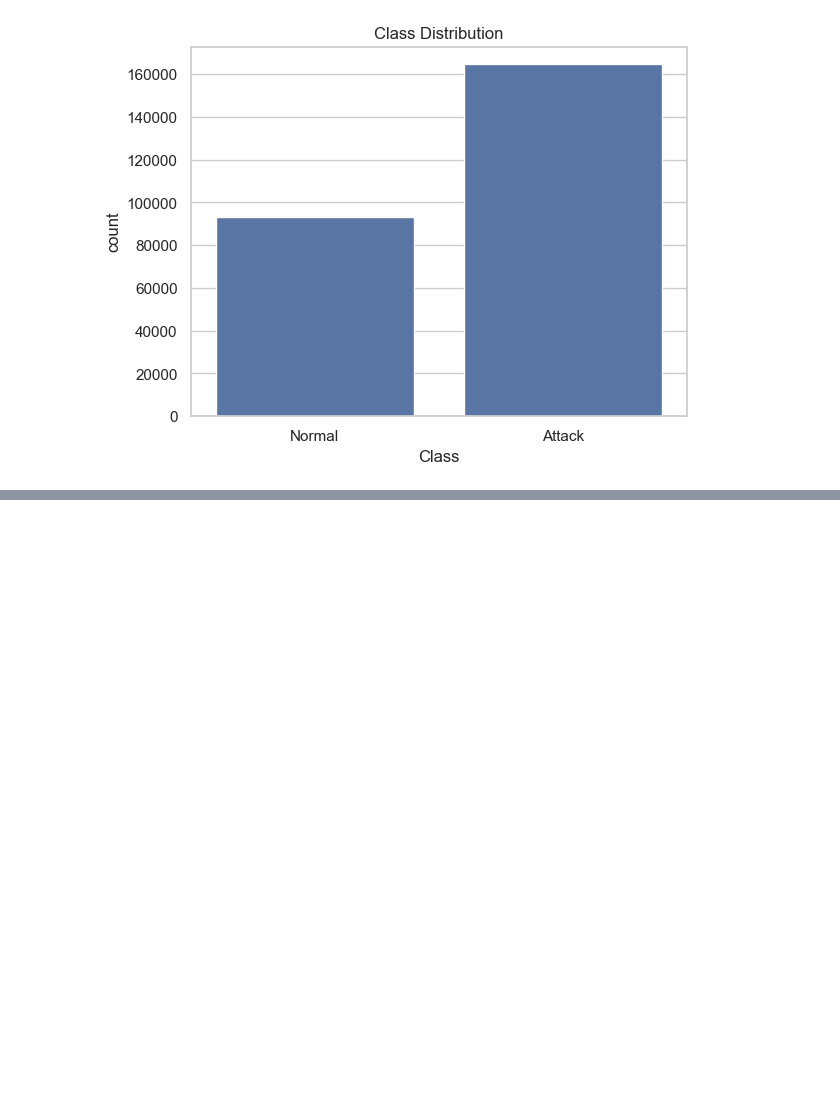
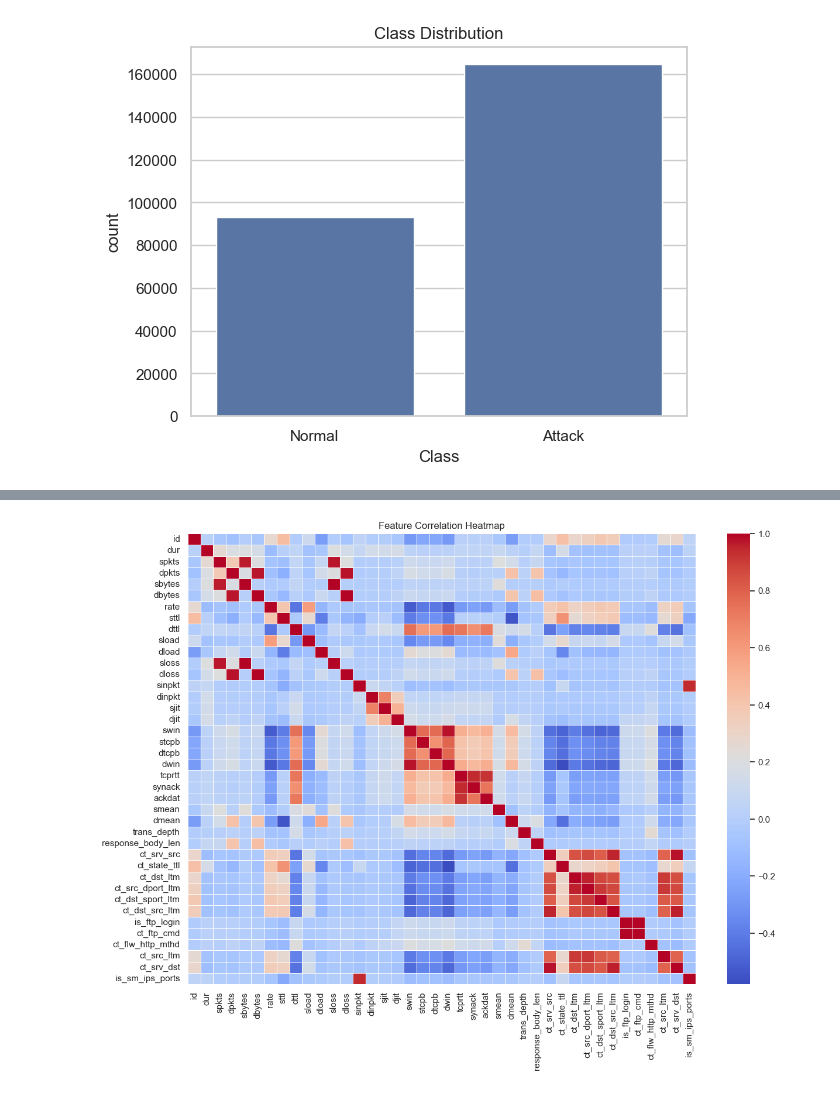
Before and after one commit to Ahsan3172/Zero-day-attack-, a Jupyter notebook: backend/zda.ipynb, the cells around one changed output, grey strips where cells are left out. Cells and saved outputs as stored; diff of their text form; code cells hidden in the pictures; blank space fills up the shorter version.

```diff
--- a/backend/zda.ipynb
+++ b/backend/zda.ipynb
@@ -77,0 +103,15 @@ Name: count, dtype: int64
+# %%
+# Only numeric columns
+num_df = df.select_dtypes(include=np.number)
+
+# Correlation matrix
+corr = num_df.corr()
+
+# Top 15 features with highest absolute correlation to the target (if 'Class' was numeric)
+# For now, let's visualize full correlation
+plt.figure(figsize=(14, 10))
+sns.heatmap(corr, cmap="coolwarm", linewidths=0.5)
+plt.title("Feature Correlation Heatmap")
+plt.show()
+# %% [output]
+[figure, added]
```
Also changed, not shown: parts of 2 cells of this notebook.
